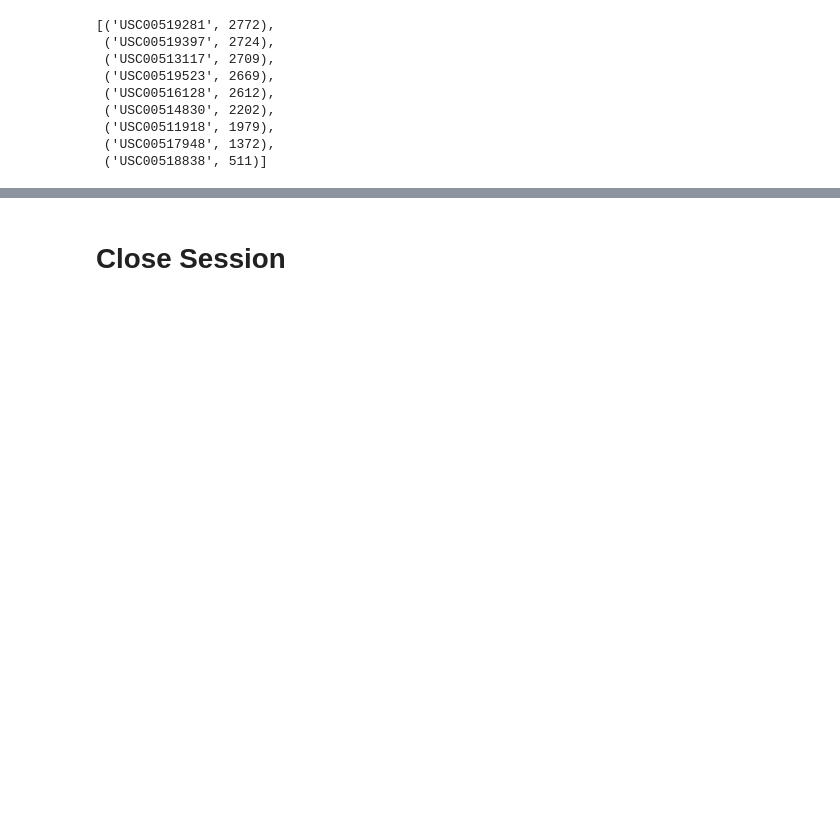
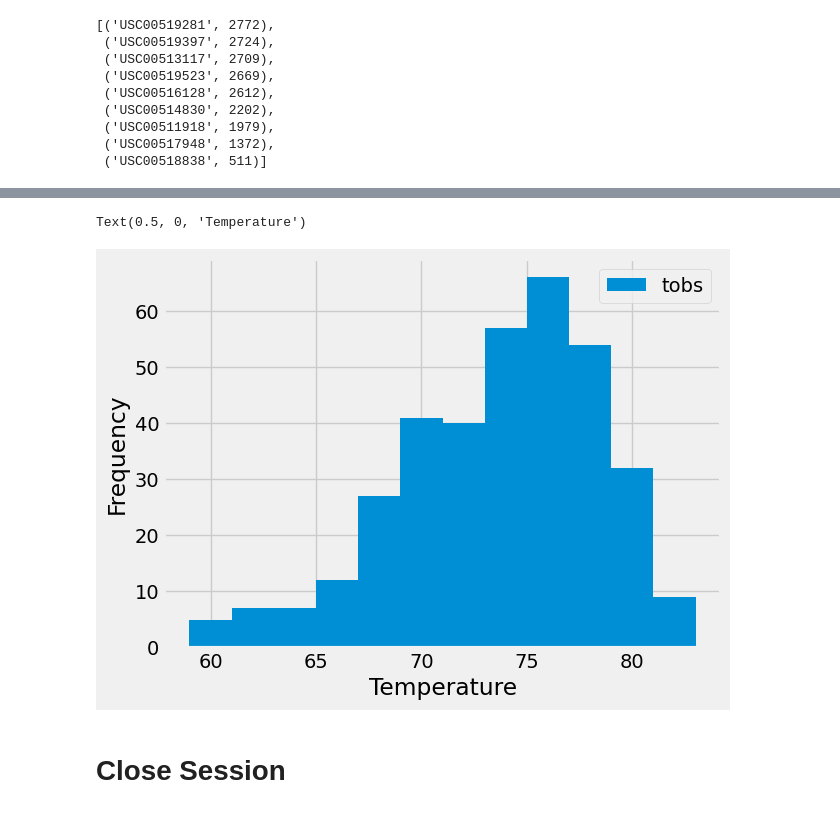
Before and after one commit to maswanwick/sqlalchemy-challenge, a Jupyter notebook: SurfsUp/climate_starter.ipynb, the cells around one changed output, grey strips where cells are left out. Cells and saved outputs as stored; diff of their text form; code cells hidden in the pictures; blank space fills up the shorter version.

Commit message:
Completed station analysis for part 1

```diff
--- a/SurfsUp/climate_starter.ipynb
+++ b/SurfsUp/climate_starter.ipynb
@@ -114,3 +118,27 @@ Text(0.5, 4.183333333333314, 'Temperature')
+# %%
+# Using the most active station id
+# Query the last 12 months of temperature observation data for this station and plot the results as a histogram
+
+# Get the most active station
+most_active_station_id = session.query(Measurement.station).group_by(Measurement.station).order_by(func.count(Measurement.station).desc()).first()
+
+# Get the latest observation date and convert it to a datetime object
+end_date = session.query(func.max(Measurement.date)).filter(Measurement.station == most_active_station_id[0]).group_by(Measurement.station).first()
+end_date = dt.datetime.strptime(end_date[0], '%Y-%m-%d')
+
+# Calculate one year in the past
+start_date = end_date - dt.timedelta(days=366)
+
+# Get the temperature observations for the given station and date range
+temp_query = session.query(Measurement.tobs).filter(Measurement.station == most_active_station_id[0], Measurement.date.between(start_date, end_date))
+
+# Plot the data in a histogram with 12 bins
+temp_df = pd.DataFrame(temp_query)
+temp_df.plot(kind="hist", bins=12)
+plt.xlabel('Temperature')
+# %% [output]
+Text(0.5, 0, 'Temperature')
+[figure, added]
 # %% [markdown]
 # Close Session
 # %%
```
Also changed, not shown: parts of 4 cells of this notebook.
